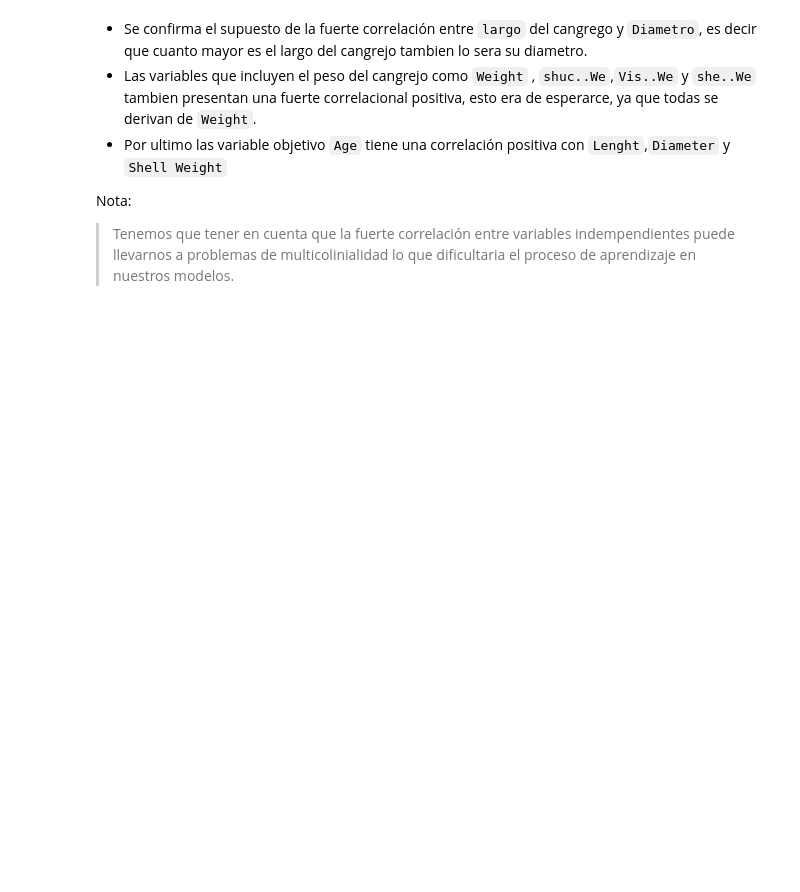
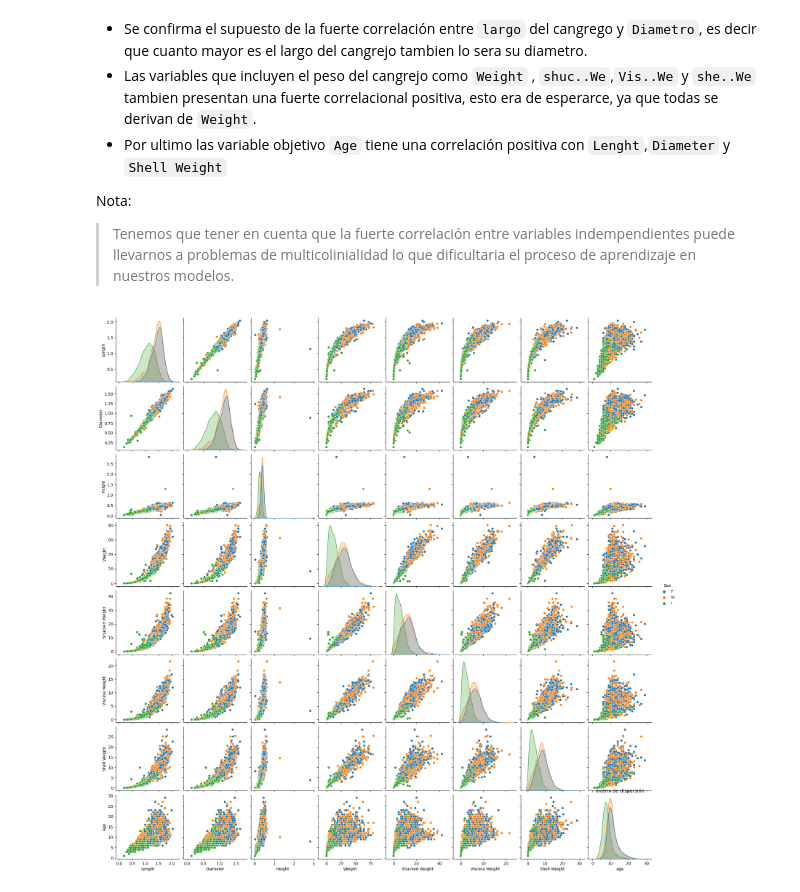
Before and after one commit to MathUPTC/CrabAge, a Jupyter notebook: Notebooks/eda_data.ipynb, the cells around one changed output. Cells and saved outputs as stored; diff of their text form; code cells hidden in the pictures; blank space fills up the shorter version.

```diff
--- a/Notebooks/eda_data.ipynb
+++ b/Notebooks/eda_data.ipynb
@@ -23,3 +14,5 @@ data.head()
+# %%
+data = pd.read_csv("../data/processed/data_clear.csv")
 # %% [markdown]
 
 Columnas:
@@ -220,3 +214,9 @@ plt.show()
 
 Nota:
 > Tenemos que tener en cuenta que la fuerte correlación entre variables indempendientes puede llevarnos a problemas de multicolinialidad lo que dificultaria el proceso de aprendizaje en nuestros modelos.
+# %%
+sns.pairplot(data,hue= 'Sex')
+plt.title("matrix de dispersión")
+plt.show()
+# %% [output]
+[figure, added]
```
Also changed, not shown: parts of 4 cells of this notebook, 2 other files.
